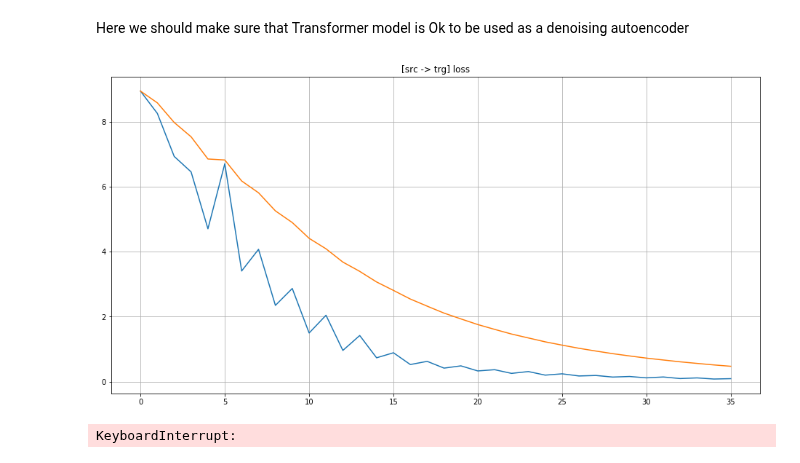
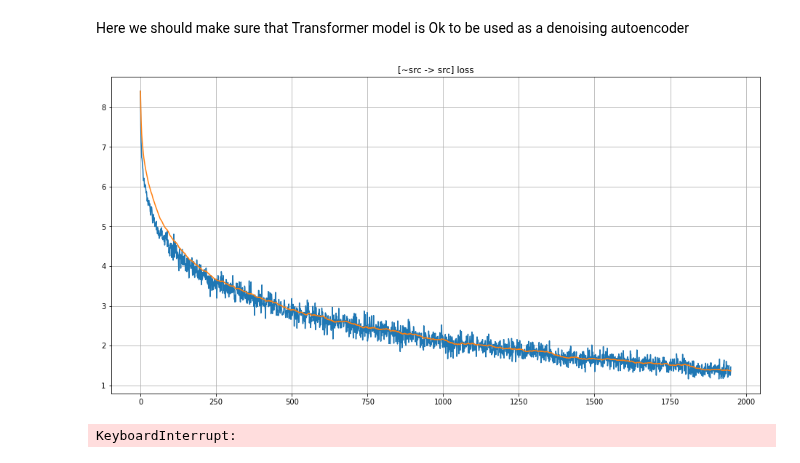
Before and after one commit to universome/text-style-transfer, a Jupyter notebook: notebooks/transformer-dae.ipynb, the cells around one changed output. Cells and saved outputs as stored; diff of their text form; code cells hidden in the pictures.

```diff
--- a/notebooks/transformer-dae.ipynb
+++ b/notebooks/transformer-dae.ipynb
@@ -31,19 +34,15 @@ train_trg_idx = [[vocab_trg.token2id.get(t, vocab_trg.unk) for t in s] for s in
 # %%
-import tqdm
-
 from src.transformer.models import Transformer
-
-max_len = 50
 
 model = Transformer(
     len(vocab_src),
     len(vocab_trg),
     max_len,
-    n_layers=4,
-    n_head=4,
+    n_layers=6,
+    n_head=8,
     d_word_vec=512,
     d_model=512,
-    d_inner_hid=1024,
+    d_inner_hid=2048,
     d_k=64,
     d_v=64)
 # %%
@@ -63,51 +62,70 @@ from src.utils.umt_batcher import UMTBatcher
 import src.transformer.constants as constants
 
 
+use_cuda = torch.cuda.is_available()
+
 def get_criterion(vocab_size):
     ''' With PAD token zero weight '''
     weight = torch.ones(vocab_size)
     weight[constants.PAD] = 0
 
     return nn.CrossEntropyLoss(weight)
 
 
-optimizer = Adam(model.get_trainable_parameters())
+optimizer = Adam(model.get_trainable_parameters(), lr=1e-4, betas=(0.9, 0.98))
 criterion = get_criterion(len(vocab_src))
-training_data = UMTBatcher(train_src_idx[:8], train_trg_idx[:8], vocab_src, vocab_trg, batch_size=4)
+
+seq_noise_options = {'shuffle_window': 3, 'dropout_prob': 0.1}
+
+training_data = UMTBatcher(train_src_idx, train_trg_idx, vocab_src, vocab_trg,
+                           batch_size=64, shuffle=True, seq_noise_options=seq_noise_options)
+val_data = UMTBatcher(val_src_idx, val_trg_idx, vocab_src,
+                      vocab_trg, batch_size=32, shuffle=True)
+
+if use_cuda:
+    model.cuda()
+    criterion.cuda()
 
 model.train()
 loss_history = []
+val_loss_history = []
+val_loss_iters = []
 num_iters_done = 0
-max_num_epochs = 100
+max_num_epochs = 10
 
 for i in range(max_num_epochs):
     for batch in tqdm(training_data, leave=False):
-        # prepare data
         src_noised, trg_noised, src, trg = batch
-
-        # forward
         optimizer.zero_grad()
-        preds = model(src_noised, src, use_src_embs_in_decoder=True)
-
-        # backward
-        loss = criterion(preds, src[:, 1:].contiguous().view(-1))
-
+        src_preds = model(src_noised, src, use_src_embs_in_decoder=True)
+        loss = criterion(src_preds, src[:, 1:].contiguous().view(-1))
         loss.backward()
-
-        # update parameters
         optimizer.step()
 
         loss_history.append(loss.data[0])
-        num_iters_done += 1
 
-        if num_iters_done % 2 == 0:
+        if num_iters_done % 25 == 0:
             clear_output(True)
             plt.figure(figsize=[16,8])
-            plt.title("[src -> trg] loss")
+            plt.title("[~src -> src] loss")
             plt.plot(loss_history)
-            plt.plot(pd.DataFrame(np.array(loss_history)).ewm(span=20).mean())
+            plt.plot(pd.DataFrame(np.array(loss_history)).ewm(span=50).mean())
+            plt.plot(val_loss_iters, val_loss_history)
             plt.grid()
             plt.show()
+
+        if False and num_iters_done % 100 == 0:
+            val_losses = []
+            for val_batch in val_data:
+                val_src_noised, val_trg_noised, val_src, val_trg = val_batch
+                val_src_preds = model(val_src_noised, val_src, use_src_embs_in_decoder=True)
+                val_loss = criterion(val_src_preds, val_src[:, 1:].contiguous().view(-1))
+                val_losses.append(val_loss.data[0])
+
+            val_loss_history.append(np.mean(val_losses))
+            val_loss_iters.append(num_iters_done)
+
+        num_iters_done += 1
 # %% [output]
-[figure, old version]
+[figure, new version]
 KeyboardInterrupt:
```
Also changed, not shown: parts of 7 cells of this notebook, 3 other files.
